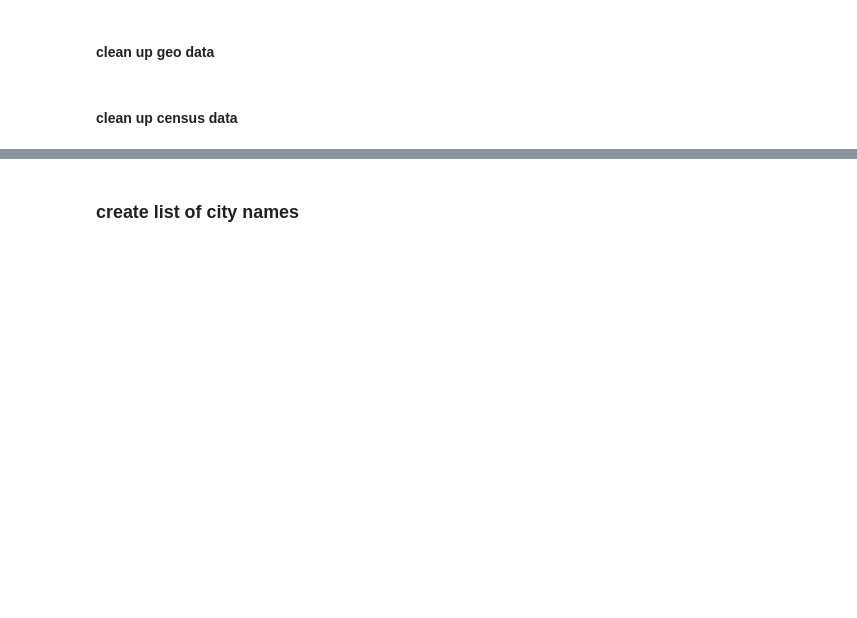
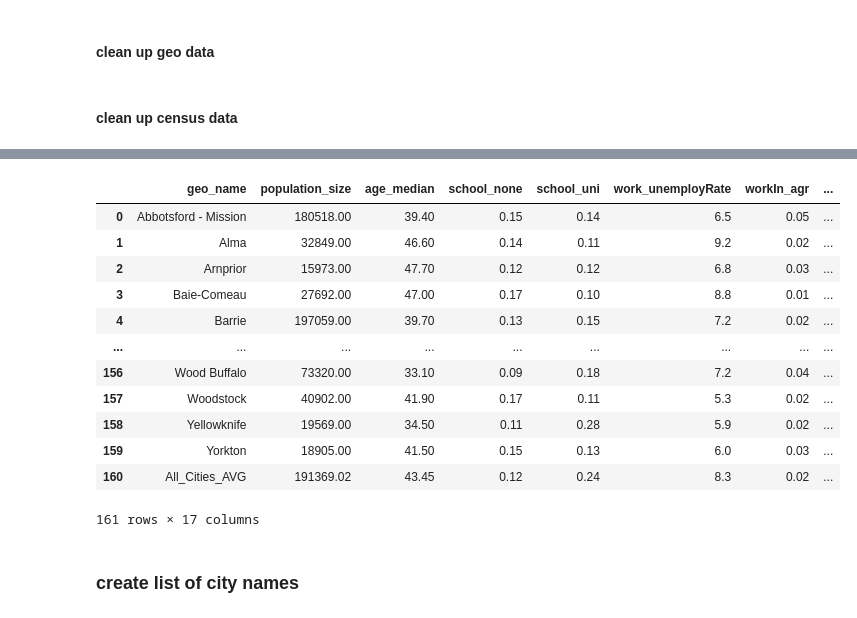
Before and after one commit to DonnaVakalis/Livability, a Jupyter notebook: canadian_cities_research_II.ipynb, the cells around one changed output, grey strips where cells are left out. Drawn from its saved outputs; the diff is of its cells as text; code cells hidden in the pictures; blank space fills up the shorter version.

```diff
--- a/canadian_cities_research_II.ipynb
+++ b/canadian_cities_research_II.ipynb
@@ -299,3 +276,55 @@ df_census_2
+# %%
+# check for scatter plot suitability
+
+# Pick columns of interest and create additional features of interest...
+df_census_2a = df_census_2.copy()
+df_census_3 = pd.DataFrame()
+
+df_census_3['geo_name'] = df_census_2a['geo_name']
+
+# Demographics (age, education)
+df_census_3['population_size'] = df_census_2a['Population, 2016']
+df_census_3['age_median'] = df_census_2a['Median age of the population']
+df_census_3['school_none'] = df_census_2a['No certificate, diploma or degree']/df_census_2a['Total - Highest certificate, diploma or degree for the population aged 15 years and over in private households - 25% sample data']
+df_census_3['school_uni'] = df_census_2a['University certificate, diploma or degree at bachelor level or above']/df_census_2a['Total - Highest certificate, diploma or degree for the population aged 15 years and over in private households - 25% sample data']
+
+# Jobs (Sectors and unemployment and pay)
+df_census_3['work_unemployRate'] = df_census_2a['Unemployment rate']
+df_census_3['workIn_agr'] = df_census_2a['8 Natural resources, agriculture and related production occupations']/df_census_2a['All occupations']
+df_census_3['workIn_arts'] = df_census_2a['5 Occupations in art, culture, recreation and sport']/df_census_2a['All occupations']
+df_census_3['workIn_biz'] = df_census_2a['1 Business, finance and administration occupations']/df_census_2a['All occupations']
+
+
+# Urbanism (density, age)
+df_census_3['pop_density'] = df_census_2a['Population, 2016']/df_census_2a['Land area in square kilometres']
+df_census_3['trnsprt_walkBike'] = (df_census_2a['Walked']+df_census_2a['Bicycle']) /df_census_2a['Total - Main mode of commuting for the employed labour force aged 15 years and over in private households with a usual place of work or no fixed workplace address - 25% sample data']
+
+df_census_3['trnsprt_commuteByCar'] = (df_census_2a['Car, truck, van - as a driver']+df_census_2a['Car, truck, van - as a passenger']) /df_census_2a['Total - Main mode of commuting for the employed labour force aged 15 years and over in private households with a usual place of work or no fixed workplace address - 25% sample data']
+
+df_census_3['trnsprt_15minutes2work'] = df_census_2a['Less than 15 minutes']/df_census_2a['Total - Commuting duration for the employed labour force aged 15 years and over in private households with a usual place of work or no fixed workplace address - 25% sample data']
+
+df_census_3['bldgs_LiveInHouses'] = df_census_2a['Single-detached house']/df_census_2a['Total - Occupied private dwellings by structural type of dwelling - 100% data']
+df_census_3['bldgs_LiveInAprtmnts'] = df_census_2a['Apartment in a building that has five or more storeys']/df_census_2a['Total - Occupied private dwellings by structural type of dwelling - 100% data']
+
+# Culture (language, migration)
+df_census_3['pop_1stGenImmigrant'] = df_census_2a['First generation']/df_census_2a['Total - Generation status for the population in private households - 25% sample data']
+df_census_3['lang_notEnglishOrFrench'] = df_census_2a['Non-official languages']/df_census_2a['Total - Language spoken most often at home for the total population excluding institutional residents - 100% data']
+# %%
+df_census_3.round(2)
+# %% [output]
+|  | geo_name | population_size | age_median | school_none | school_uni | work_unemployRate | workIn_agr | ... |
+| 0 | Abbotsford - Mission | 180518.00 | 39.40 | 0.15 | 0.14 | 6.5 | 0.05 | ... |
+| 1 | Alma | 32849.00 | 46.60 | 0.14 | 0.11 | 9.2 | 0.02 | ... |
+| 2 | Arnprior | 15973.00 | 47.70 | 0.12 | 0.12 | 6.8 | 0.03 | ... |
+| 3 | Baie-Comeau | 27692.00 | 47.00 | 0.17 | 0.10 | 8.8 | 0.01 | ... |
+| 4 | Barrie | 197059.00 | 39.70 | 0.13 | 0.15 | 7.2 | 0.02 | ... |
+| ... | ... | ... | ... | ... | ... | ... | ... | ... |
+| 156 | Wood Buffalo | 73320.00 | 33.10 | 0.09 | 0.18 | 7.2 | 0.04 | ... |
+| 157 | Woodstock | 40902.00 | 41.90 | 0.17 | 0.11 | 5.3 | 0.02 | ... |
+| 158 | Yellowknife | 19569.00 | 34.50 | 0.11 | 0.28 | 5.9 | 0.02 | ... |
+| 159 | Yorkton | 18905.00 | 41.50 | 0.15 | 0.13 | 6.0 | 0.03 | ... |
+| 160 | All_Cities_AVG | 191369.02 | 43.45 | 0.12 | 0.24 | 8.3 | 0.02 | ... |
+161 rows × 17 columns
 # %% [markdown]
 ### create list of city names
 # %%
```
Also changed, not shown: parts of 18 cells of this notebook.
